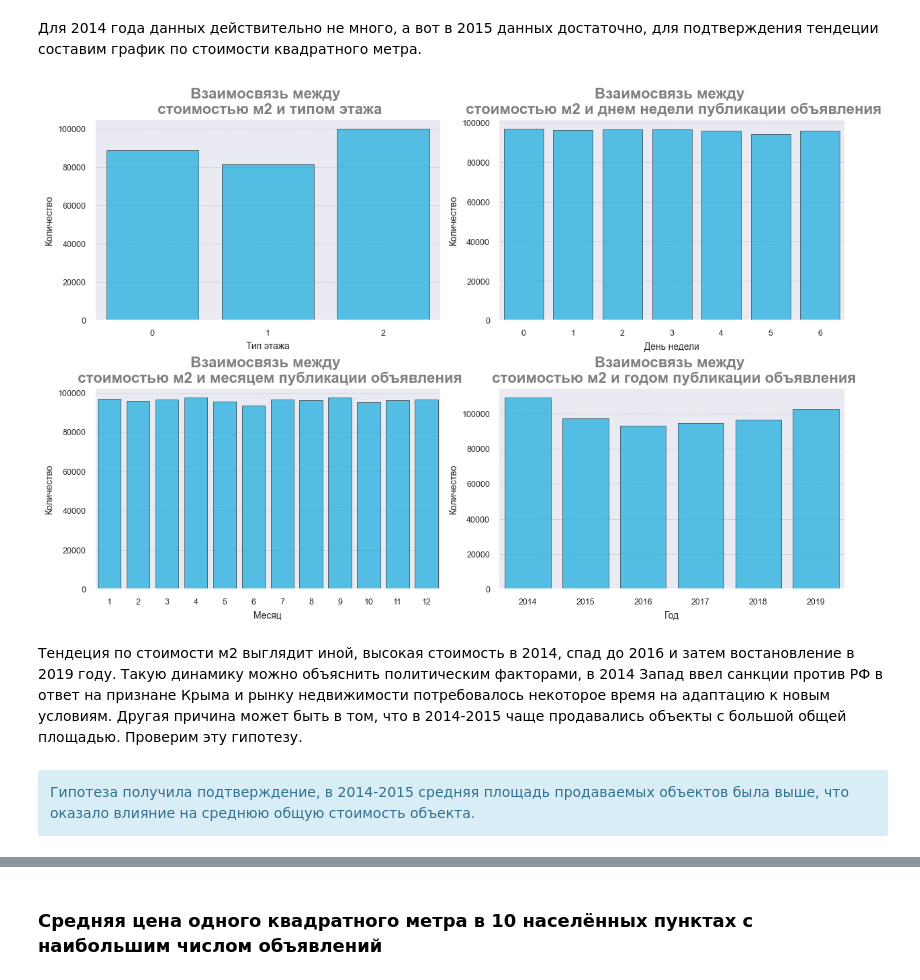
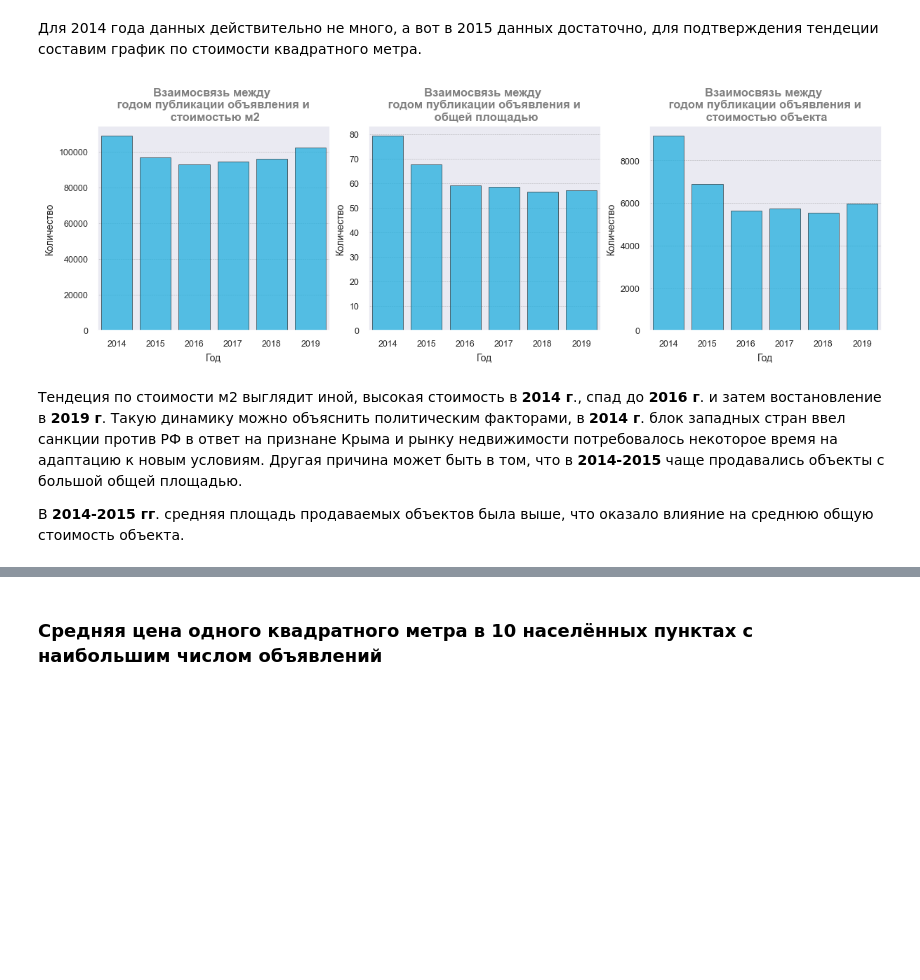
Before and after one commit to SuvorinSergey/ya_practicum_data_science, a Jupyter notebook: real_estate/real_estate_spb.ipynb, the cells around one changed output, grey strips where cells are left out. Cells and saved outputs as stored; diff of their text form; code cells hidden in the pictures; blank space fills up the shorter version.

Commit message:
Update all graph, add project inoming information

```diff
--- a/real_estate/real_estate_spb.ipynb
+++ b/real_estate/real_estate_spb.ipynb
@@ -780,7 +862,10 @@ memory usage: 3.4+ MB
 data[['locality_type', 'locality_name']] = data['locality_name'].str.split('.', expand=True)
 # %%
 # Создаем сводную таблицу для выявления дублей
-locality = data.pivot_table(index='locality_name', columns='locality_type', values='balcony', aggfunc='count')
+locality = data.pivot_table(index='locality_name',
+                            columns='locality_type',
+                            values='balcony',
+                            aggfunc='count')
 locality.head(10)
 # %% [output]
 | locality_type | г | гп | д | п | п ж/д ст | пгт | пст | с | снт | ст |
@@ -2426,8 +2521,9 @@ explore_factor_data.head(5)
 | 3 | 2 | 10000000 | 100000 | 3.03 | 100.00 | 32.00 | 41.00 | ... |
 | 4 | 10 | 2890000 | 95065 | 2.65 | 30.40 | 14.40 | 9.10 | ... |
 # %%
-# Устанавливаем размер тепловой карты
-sns.set(rc = {'figure.figsize':(width, height)})
+# Задаем параметры объекта для построения графиков
+graph_set['figure.figsize'] = (width, height)
+sns.set(rc=graph_set)
 
 # Выбираем верхний треугольник матрицы
 triangle = np.tril(explore_factor_data.corr())
@@ -2441,8 +2537,9 @@ ax = sns.heatmap(round(explore_factor_data.corr(),2),
                  cbar=False)
 
 ax.tick_params(axis='x', rotation=30)
+ax.tick_params(axis='both', labelsize=9)
+ax.grid(False)
 ax.set_title(f'Корреляции между признаками', fontdict=fd_12)
-ax.tick_params(axis='both', labelsize=9)
 ax.set_ylabel('', fontsize=8)
 ax.set_xlabel('', fontsize=10) ;
 # %% [output]
@@ -2563,40 +2664,52 @@ ad_publish_year
 Name: last_price, dtype: int64
 # %% [markdown]
 Для 2014 года данных действительно не много, а вот в 2015 данных достаточно, для подтверждения тендеции составим график по стоимости квадратного метра.
+# %%
+# Задаем размер координатной сетки для графиков
+h_size = 1
+v_size = 3
+# %%
+# Создадим списки признаков и заголовков графиков
+titles = ['стоимостью м2',
+          'общей площадью',
+          'стоимостью объекта']
+features =['price_square_meter', 'total_area', 'last_price']
 # %%
+# Задаем параметры объекта для построения графиков
+graph_set['figure.figsize'] = (width, height * h_size)
+sns.set(rc=graph_set)
+
 # Задаем параметры объекта для построения графиков
 fig, axs = plt.subplots(h_size, v_size, constrained_layout=True)
 
 for i, item in enumerate(features):
 
-    # Определяем координаты плиток для каждого металла
-    pos_x = tile_coordinates[i][0]
+    # Определяем координаты плиток
     pos_y = tile_coordinates[i][1]
 
     # Рисуем график
     ax = sns.barplot(data=explore_factor_data,
-                     x=item,
-                     y='price_square_meter',
+                     x='ad_publish_year',
+                     y=item,
                      estimator='mean',
-                     ax=axs[pos_x][pos_y],
+                     ax=axs[i],
                      color=bar_color,
                      alpha=.75,
                      linewidth=.5,
                      edgecolor='black',
                      errorbar=None)
 
 
     # Настраиваем график
-    ax.set_title(f'Взаимосвязь между \n стоимостью м2 и {titles[i]}', \
-                fontdict=fd_16)
+    ax.set_title(f'Взаимосвязь между \n годом публикации объявления и \n {titles[i]}', \
+                fontdict=fd_12)
     ax.tick_params(axis='both', labelsize=9)
     ax.set_ylabel('Количество', fontsize=10)
-    ax.set_xlabel(x_labels[i], fontsize=10) ;
+    ax.set_xlabel('Год', fontsize=10) ;
 # %% [output]
-[figure, old version]
+[figure, new version]
 # %% [markdown]
-Тендеция по стоимости м2 выглядит иной, высокая стоимость в 2014, спад до 2016 и затем востановление в 2019 году. Такую динамику можно объяснить политическим факторами, в 2014 Запад ввел санкции против РФ в ответ на признане Крыма и рынку недвижимости потребовалось некоторое время на адаптацию к новым условиям. Другая причина может быть в том, что в 2014-2015 чаще продавались объекты с большой общей площадью. Проверим эту гипотезу.
+
+Тендеция по стоимости м2 выглядит иной, высокая стоимость в **2014 г**., спад до **2016 г**. и затем востановление в **2019 г**. Такую динамику можно объяснить политическим факторами, в **2014 г**. блок западных стран ввел санкции против РФ в ответ на признане Крыма и рынку недвижимости потребовалось некоторое время на адаптацию к новым условиям. Другая причина может быть в том, что в **2014-2015** чаще продавались объекты с большой общей площадью.
+
+В **2014-2015 гг**. средняя площадь продаваемых объектов была выше, что оказало влияние на среднюю общую стоимость объекта.
-# %% [markdown]
-<div class="alert alert-block alert-info">
-Гипотеза получила подтверждение, в 2014-2015 средняя площадь продаваемых объектов была выше, что оказало влияние на среднюю общую стоимость объекта.
-    </div>
```
Also changed, not shown: parts of 51 cells of this notebook, 1 other file.
